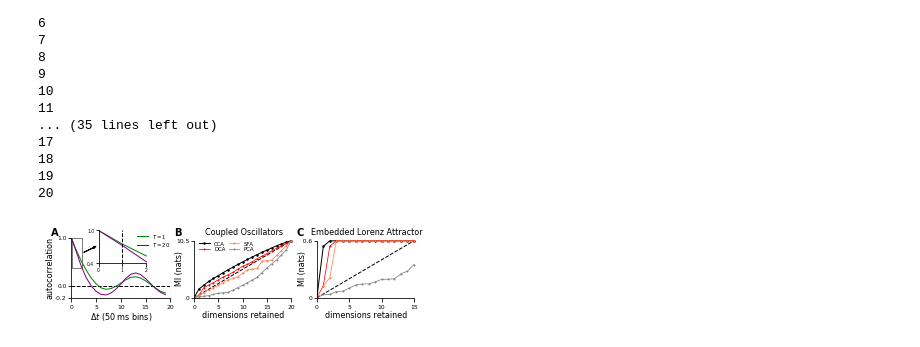
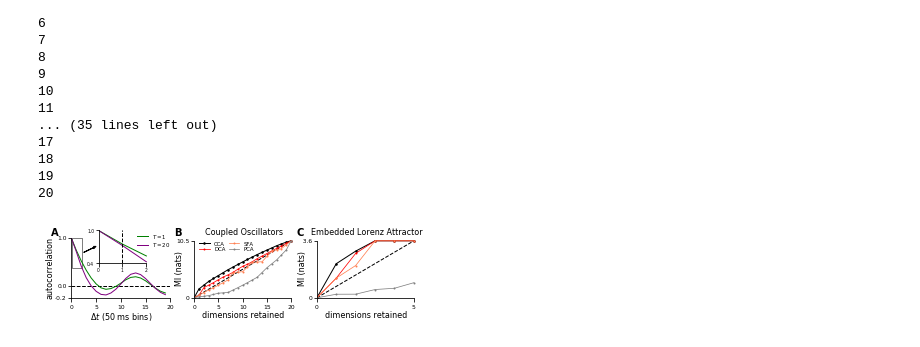
Before and after one commit to BouchardLab/DynamicalComponentsAnalysis, a Jupyter notebook: notebooks/methods_comp_fig.ipynb, the cells around one changed output. Saved outputs shown, nothing was run; the diff lists cells and outputs as text; code cells hidden in the pictures.

```diff
--- a/notebooks/methods_comp_fig.ipynb
+++ b/notebooks/methods_comp_fig.ipynb
@@ -308,23 +309,23 @@ np.savez("cached_fig_data/autocorr_comp.npz", autocorr_fn_1=autocorr_fn_1, autoc
 # %%
 #Plot results!
 
 ax1, ax_inset, ax2, ax3 = make_axes(5.5, 1.25, wpad_edge=0.065, wpad_mid=0.06,
                                     hpad_bottom=0.225, hpad_top=0.11,
                                     inset_x_rel=0.275, inset_y_rel=0.575, inset_height_rel=0.55)
 
 d1 = np.load("cached_fig_data/methods_comp.npz")
 pi_lorenz=d1["pi_lorenz"]
 pi_osc=d1["pi_osc"]
 labels=d1["labels"]
 
 d1 = np.load("cached_fig_data/autocorr_comp.npz")
 autocorr_fn_1=d1["autocorr_fn_1"]
 autocorr_fn_2=d1["autocorr_fn_2"]
 
 plot_mi_vs_dim(pi_osc, labels, ax2, legend=True, title="Coupled Oscillators", xlabel=True)
-plot_mi_vs_dim(pi_lorenz, labels, ax3, max_dim=15, title="Embedded Lorenz Attractor", xlabel=True)
+plot_mi_vs_dim(pi_lorenz, labels, ax3, max_dim=5, title="Embedded Lorenz Attractor", xlabel=True)
 plot_dca_autocorr_fns(ax1, ax_inset, autocorr_fn_1, autocorr_fn_2)
 
 #plt.savefig("figures/methods_comp.pdf")
 # %% [output]
-[figure, old version]
+[figure, new version]
```
Also changed, not shown: parts of 2 cells of this notebook.
